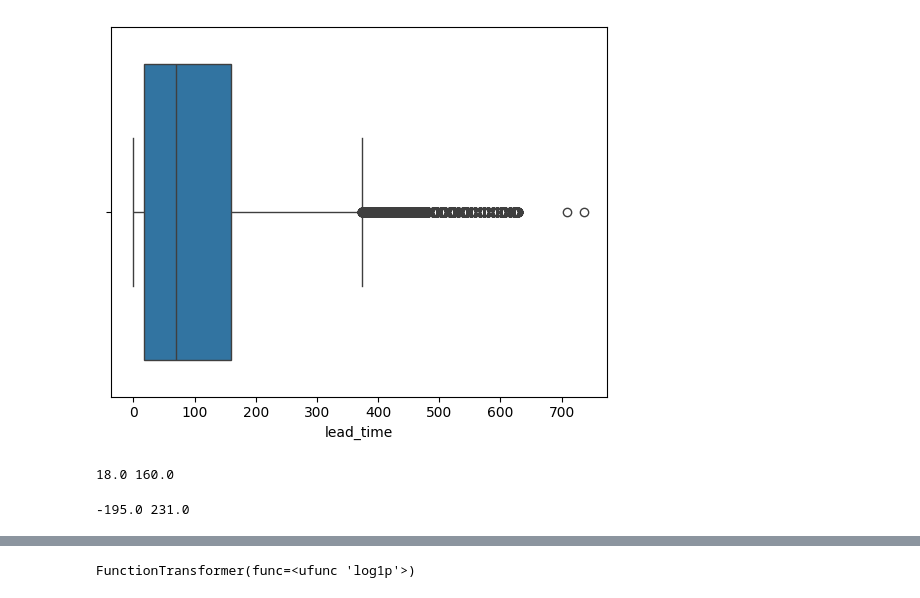
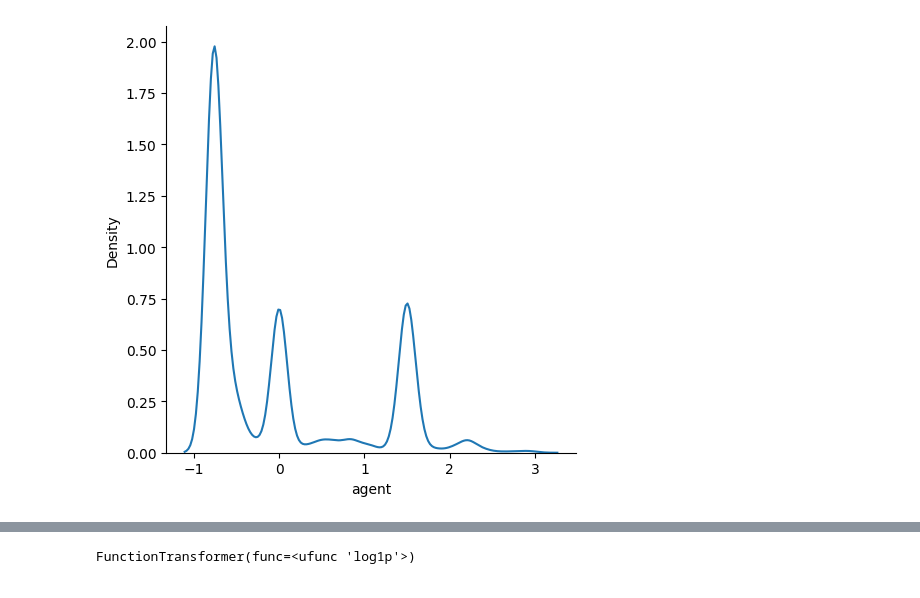
Before and after one commit to AftabQuant/Machine-Learning-Chronicles, a Jupyter notebook: Machine Learning Practice/Data Cleaning/Function Transformation .ipynb, the cells around one changed output, grey strips where cells are left out. Drawn from its saved outputs; the diff is of its cells as text; code cells hidden in the pictures.

```diff
--- a/Machine Learning Practice/Data Cleaning/Function Transformation .ipynb
+++ b/Machine Learning Practice/Data Cleaning/Function Transformation .ipynb
@@ -40 +64,5 @@ memory usage: 29.1+ MB
+# %%
+df['agent'] = df['agent'].fillna(df['agent'].mean())
+# %%
+df['company'] = df['company'].fillna(df['company'].mean())
 # %%
@@ -44,0 +73,3 @@ plt.show()
+# %%
+z_score = (df['agent']-df['agent'].mean())/(df['agent'].std())
+df['agent'] = z_score
@@ -44,0 +82,2 @@ plt.show()
+# %%
+df = df[df['agent']<3]
@@ -45,5 +100,5 @@ plt.show()
 # %%
-sns.boxplot(data = df, x='lead_time')
+sns.displot(df['agent'],kind='kde')
 plt.show()
 # %% [output]
-[figure, old version]
+[figure, new version]
@@ -53,4 +104,0 @@ q3 = df['lead_time'].quantile(0.75)
-# %%
-print(q1, q3)
-# %% [output]
-18.0 160.0
@@ -62,4 +104,0 @@ max_range = q1 + (IQR*1.5)
-# %%
-print(min_range, max_range)
-# %% [output]
--195.0 231.0
```
Also changed, not shown: parts of 17 cells of this notebook.
